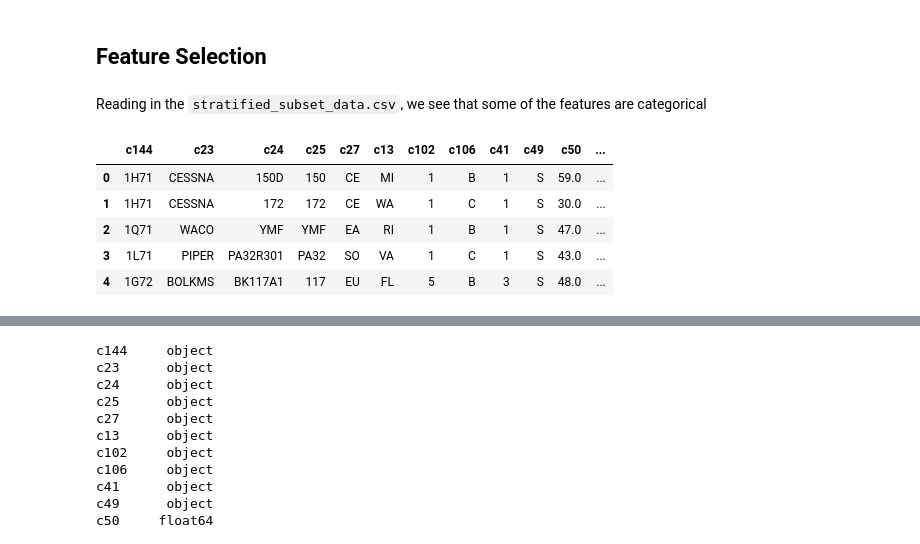
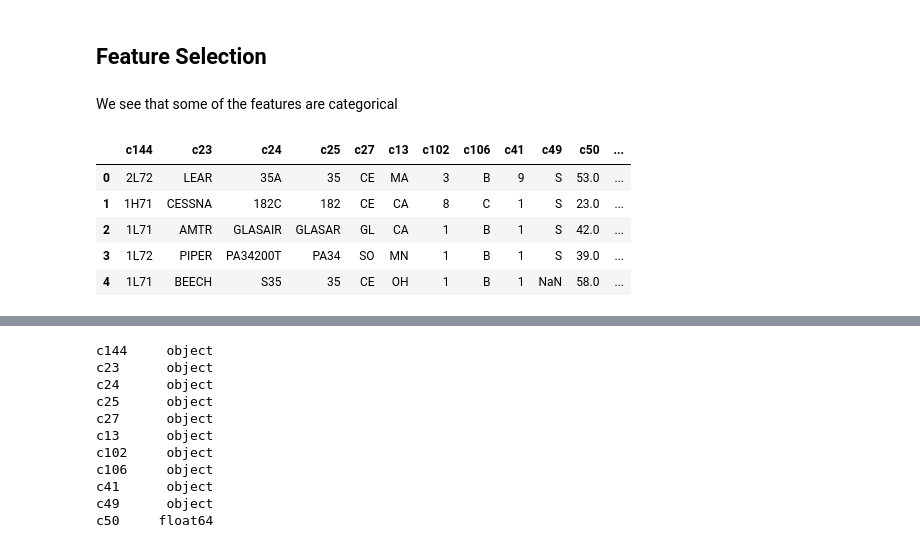
Before and after one commit to nd-crane/nbdev-framework-example, a Jupyter notebook: nbs/02b_Classification_Preprocessing.ipynb, the cells around one changed output, grey strips where cells are left out. Cells and saved outputs as stored; diff of their text form; code cells hidden in the pictures.

Commit message:
Cleaned classification notebooks and converted to scripts

```diff
--- a/nbs/02b_Classification_Preprocessing.ipynb
+++ b/nbs/02b_Classification_Preprocessing.ipynb
@@ -185,7 +185,7 @@ df2.shape[0]
 # %% [output]
 21264
 # %%
-df2.to_csv("../data/cleaned-data/stratified_subset_data.csv")
+strat_df = df2
 # %% [markdown]
 ## Feature Selection
 # %%
@@ -195,14 +195,14 @@ import pandas as pd
 import matplotlib.pyplot as plt
 import seaborn as sns
 # %% [markdown]
-Reading in the `stratified_subset_data.csv`, we see that some of the features are categorical
+We see that some of the features are categorical
 # %%
-df=pd.read_csv("../data/cleaned-data/stratified_subset_data.csv",index_col=0)
+df=strat_df
 df.head()
 # %% [output]
 |  | c144 | c23 | c24 | c25 | c27 | c13 | c102 | c106 | c41 | c49 | c50 | ... |
-| 0 | 1H71 | CESSNA | 150D | 150 | CE | MI | 1 | B | 1 | S | 59.0 | ... |
-| 1 | 1H71 | CESSNA | 172 | 172 | CE | WA | 1 | C | 1 | S | 30.0 | ... |
-| 2 | 1Q71 | WACO | YMF | YMF | EA | RI | 1 | B | 1 | S | 47.0 | ... |
-| 3 | 1L71 | PIPER | PA32R301 | PA32 | SO | VA | 1 | C | 1 | S | 43.0 | ... |
-| 4 | 1G72 | BOLKMS | BK117A1 | 117 | EU | FL | 5 | B | 3 | S | 48.0 | ... |
+| 0 | 2L72 | LEAR | 35A | 35 | CE | MA | 3 | B | 9 | S | 53.0 | ... |
+| 1 | 1H71 | CESSNA | 182C | 182 | CE | CA | 8 | C | 1 | S | 23.0 | ... |
+| 2 | 1L71 | AMTR | GLASAIR | GLASAR | GL | CA | 1 | B | 1 | S | 42.0 | ... |
+| 3 | 1L72 | PIPER | PA34200T | PA34 | SO | MN | 1 | B | 1 | S | 39.0 | ... |
+| 4 | 1L71 | BEECH | S35 | 35 | CE | OH | 1 | B | 1 | NaN | 58.0 | ... |
```
Also changed, not shown: parts of 9 cells of this notebook, 5 other files.
